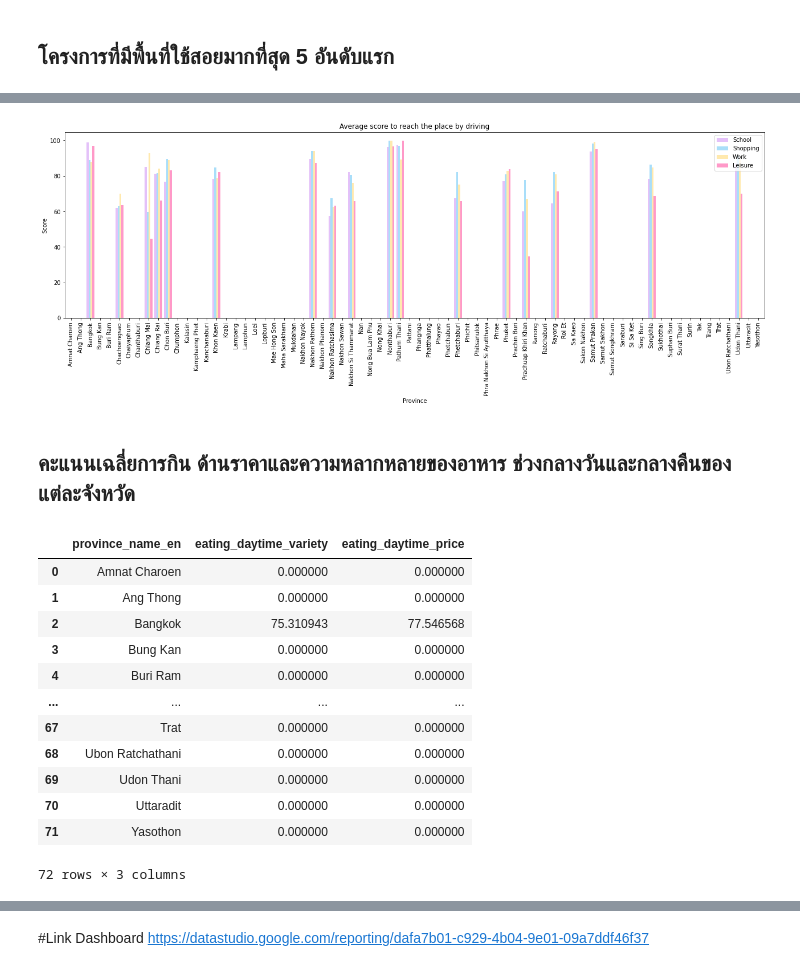
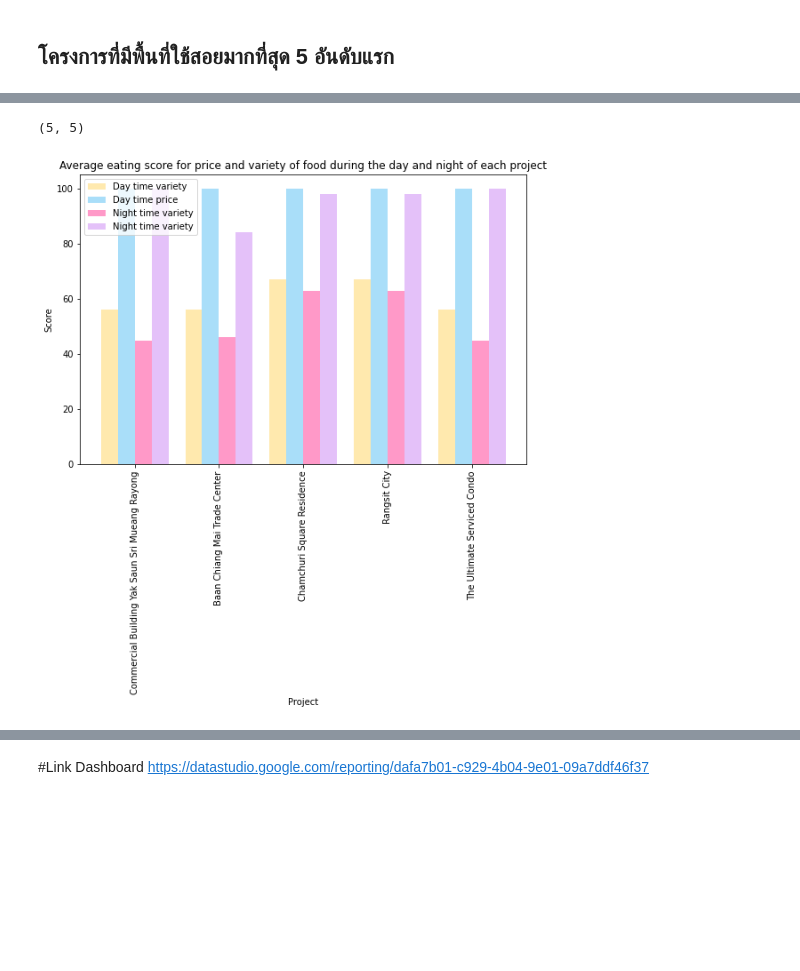
Before and after one commit to jirapat-tho/BasicProg_DataViz65, a Jupyter notebook: Project.ipynb, the cells around one changed output, grey strips where cells are left out. Drawn from its saved outputs; the diff is of its cells as text; code cells hidden in the pictures; blank space fills up the shorter version.

```diff
--- a/Project.ipynb
+++ b/Project.ipynb
@@ -979,0 +961,4 @@ drive
+# %%
+eatdaytime1= dataall.groupby('name_en')['eating_daytime_price','eating_daytime_variety'].mean().reset_index()
+eatdaytime = eatdaytime1.sort_values('eating_daytime_variety',ascending=False)
+eatdaytime
@@ -979,0 +979,4 @@ drive
+# %%
+eatnighttime1=dataall.groupby('name_en')['eating_nighttime_price','eating_nighttime_variety'].mean().reset_index()
+eatnighttime = eatnighttime1.sort_values('eating_nighttime_variety',ascending=False)
+eatnighttime
@@ -980,30 +997,16 @@ drive
+# %%
+eat = eatdaytime.merge(eatnighttime, left_on='name_en',right_on='name_en').head(5)
+print(eat.shape)
+# %% [output]
+(5, 5)
 # %%
 import matplotlib
-matplotlib.rcParams['figure.figsize']=[22,6]
+matplotlib.rcParams['figure.figsize']=[9,6]
 # %%
-drive.plot(kind='bar', x='province_name_en',color=['#E4C1F9','#A9DEF9','#FFE9AE','#FF99C8'],width=0.8)
-plt.xlabel('Province')
+eat.plot(kind='bar', x='name_en',color=['#FFE9AE','#A9DEF9','#FF99C8','#E4C1F9'],width=0.8)
+plt.xlabel('Project')
 plt.ylabel('Score')
-plt.legend(labels=['School', 'Shopping','Work','Leisure'])
-plt.title('Average score to reach the place by driving');
+plt.legend(labels=['Day time variety', 'Day time price','Night time variety','Night time variety'])
+plt.title('Average eating score for price and variety of food during the day and night of each project');
 # %% [output]
-[figure, old version]
+[figure, new version]
-# %% [markdown]
-## คะแนนเฉลี่ยการกิน ด้านราคาและความหลากหลายของอาหาร ช่วงกลางวันและกลางคืนของแต่ละจังหวัด
-# %%
-eatdaytime= dataall.groupby('province_name_en')['eating_daytime_variety','eating_daytime_price'].mean().reset_index()
-eatdaytime
-# %% [output]
-|  | province_name_en | eating_daytime_variety | eating_daytime_price |
-| 0 | Amnat Charoen | 0.000000 | 0.000000 |
-| 1 | Ang Thong | 0.000000 | 0.000000 |
-| 2 | Bangkok | 75.310943 | 77.546568 |
-| 3 | Bung Kan | 0.000000 | 0.000000 |
-| 4 | Buri Ram | 0.000000 | 0.000000 |
-| ... | ... | ... | ... |
-| 67 | Trat | 0.000000 | 0.000000 |
-| 68 | Ubon Ratchathani | 0.000000 | 0.000000 |
-| 69 | Udon Thani | 0.000000 | 0.000000 |
-| 70 | Uttaradit | 0.000000 | 0.000000 |
-| 71 | Yasothon | 0.000000 | 0.000000 |
-72 rows × 3 columns
```
Also changed, not shown: parts of 41 cells of this notebook.
